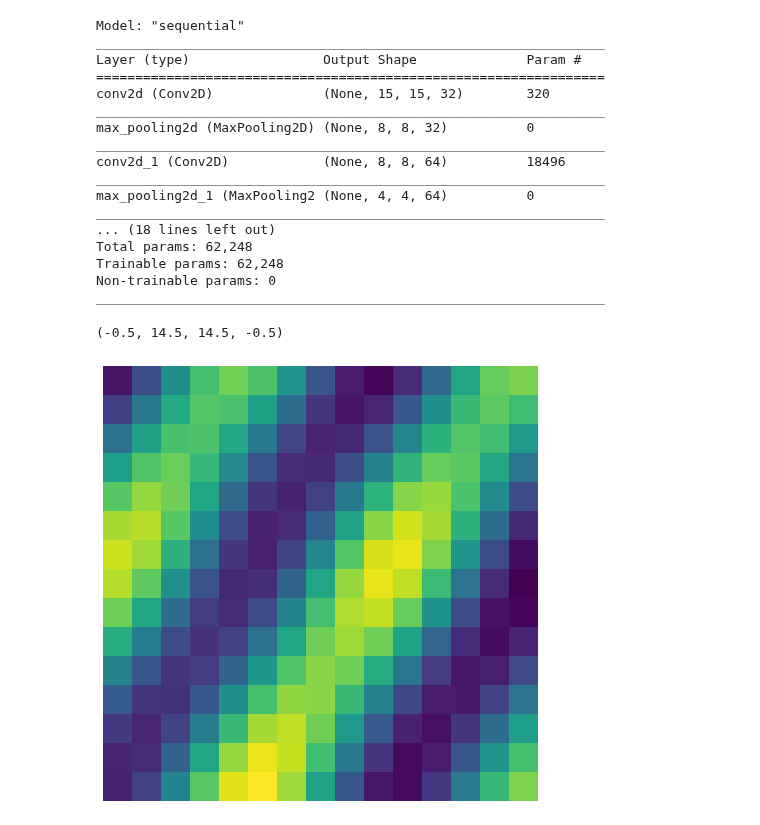
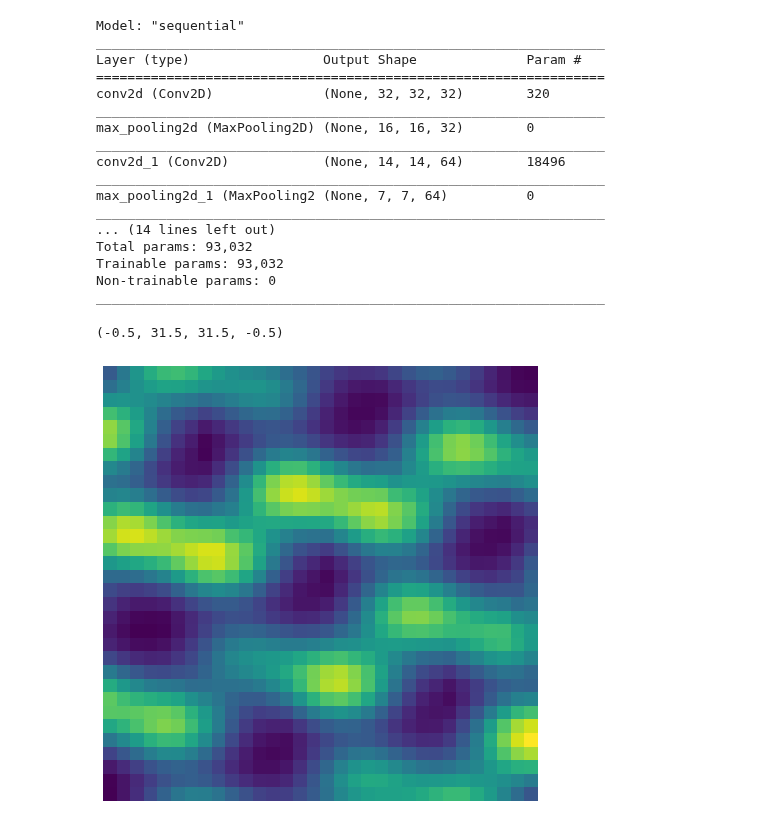
Before and after one commit to DanielMGlazer/HexogonalMLProject, a Jupyter notebook: Layer Activations.ipynb, the cells around one changed output. Drawn from its saved outputs; the diff is of its cells as text; code cells hidden in the pictures.

```diff
--- a/Layer Activations.ipynb
+++ b/Layer Activations.ipynb
@@ -18,7 +18,7 @@ import datetime
 from my_classes import DataGenerator,STMImage
 from scipy.ndimage.filters import gaussian_filter
 # %%
-model_name='run7_20_is15'
+model_name='run7_03_standardized'
 def root_mean_squared_error(y_true, y_pred):
         return K.sqrt(K.mean(K.square(y_pred - y_true)))
 model=models.load_model(os.path.join('Models',model_name),compile=False)
@@ -29,17 +29,17 @@ Model: "sequential"
 _________________________________________________________________
 Layer (type)                 Output Shape              Param #
 =================================================================
-conv2d (Conv2D)              (None, 15, 15, 32)        320
+conv2d (Conv2D)              (None, 32, 32, 32)        320
 _________________________________________________________________
-max_pooling2d (MaxPooling2D) (None, 8, 8, 32)          0
+max_pooling2d (MaxPooling2D) (None, 16, 16, 32)        0
 _________________________________________________________________
-conv2d_1 (Conv2D)            (None, 8, 8, 64)          18496
+conv2d_1 (Conv2D)            (None, 14, 14, 64)        18496
 _________________________________________________________________
-max_pooling2d_1 (MaxPooling2 (None, 4, 4, 64)          0
+max_pooling2d_1 (MaxPooling2 (None, 7, 7, 64)          0
 _________________________________________________________________
-... (18 lines left out)
-Total params: 62,248
-Trainable params: 62,248
+... (14 lines left out)
+Total params: 93,032
+Trainable params: 93,032
 Non-trainable params: 0
 _________________________________________________________________
 # %%
@@ -67,23 +67,23 @@ def plot_test_labels():
     plt.plot(neighbors_t[1][0],neighbors_t[1][1],'o',color='xkcd:dark green')
     plt.plot(neighbors_t[2][0],neighbors_t[2][1],'o',color='xkcd:dark blue')
 def data_aug(data): #Performs data aumentation before being fed into batch
-#     #Standardization
+    #Standardization
+    data -= np.mean(data)
+    data /= np.std(data)
+
+#     #Divide out the max
 #     data -= np.mean(data)
-#     data /= np.std(data)
+#     data_max=np.max(data)
+#     data /= data_max
 
-    #Divide out the max
-    data -= np.mean(data)
-    data_max=np.max(data)
-    data /= data_max
-
-    data=np.reshape(data,(15,15,1))
+    data=np.reshape(data,(32,32,1))
     return data
 
 
 
 
-model_name='run7_20_is15'
-test_dataset_dir ='\\Users\\danie\\Penn_State_REU_Jupyter\\Hexagon ML Project GitHub\\Training_set_7_17_is15'
+model_name='run7_03_standardized'
+test_dataset_dir ='\\Users\\danie\\Penn_State_REU_Jupyter\\Hexagon ML Project GitHub\\Training_set_7_01'
 prediction_dir=os.path.join("Training_Set_Predictions",model_name)
 dft = pd.read_csv(os.path.join(test_dataset_dir,"training_dataframe.csv"))
 dfp= pd.read_csv(os.path.join(prediction_dir,"predictions_dataframe.csv"))
@@ -101,33 +101,33 @@ len_scale=np.array([dft['bl'].loc[index]])
 test_im=np.load(os.path.join(test_dataset_dir,im_filename))
 batch_stm= data_aug(test_im)
 batch_stm=np.expand_dims(batch_stm, axis=0)
 batch_stm=[batch_stm,len_scale]
 
 # label_names=['x_coord','y_coord','neighbor1x','neighbor1y','neighbor2x','neighbor2y','neighbor3x','neighbor3y']
 # test_labels=dft[label_names].loc[index].to_numpy()
 
 
 # center_atom_t,neighbors_t=split_label(test_labels)
 # center_atom,neighbors=split_label(prediction_labels)
 
 #os.makedirs(os.path.join('Prediction_Plots',datetime.datetime.now().strftime("%m_%d")))
 # prediction_plots_dir=os.path.join('Prediction_Plots',datetime.datetime.now().strftime("%m_%d"))
 
 # %matplotlib notebook
 # %matplotlib inline
 
 
 fig = plt.figure(figsize = (8, 8))
 ax = plt.subplot(1,1,1)
 ax.matshow(test_im)
 ax.axis('off')
 #plot_test_labels()
 #plot_labels()
 
 
 # im_tensor=STMImage(test_im).image
 # im_tensor=np.expand_dims(im_tensor, axis=0)
 # %% [output]
-(-0.5, 14.5, 14.5, -0.5)
+(-0.5, 31.5, 31.5, -0.5)
-[figure, old version]
+[figure, new version]
 # %%
```
Also changed, not shown: parts of 2 cells of this notebook, 7 other files.
